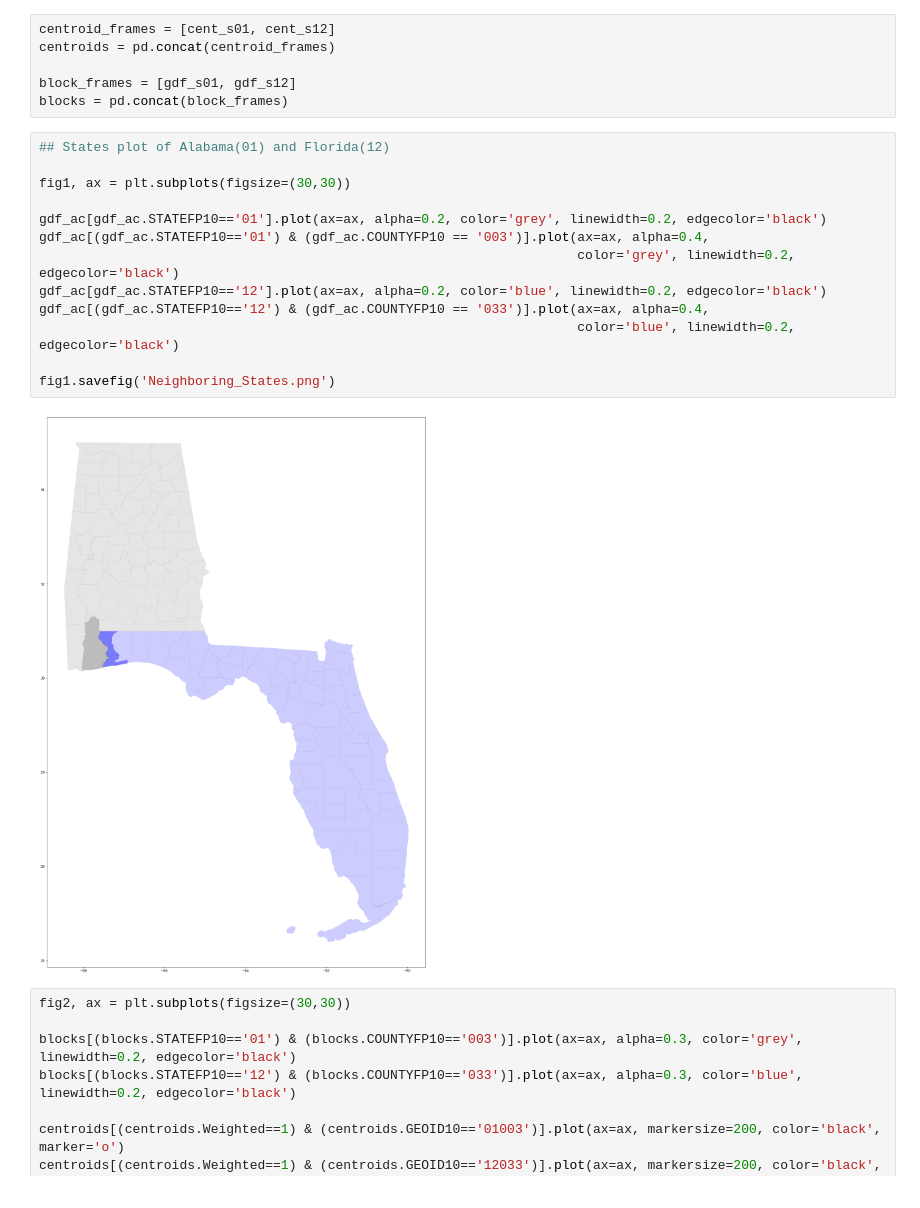
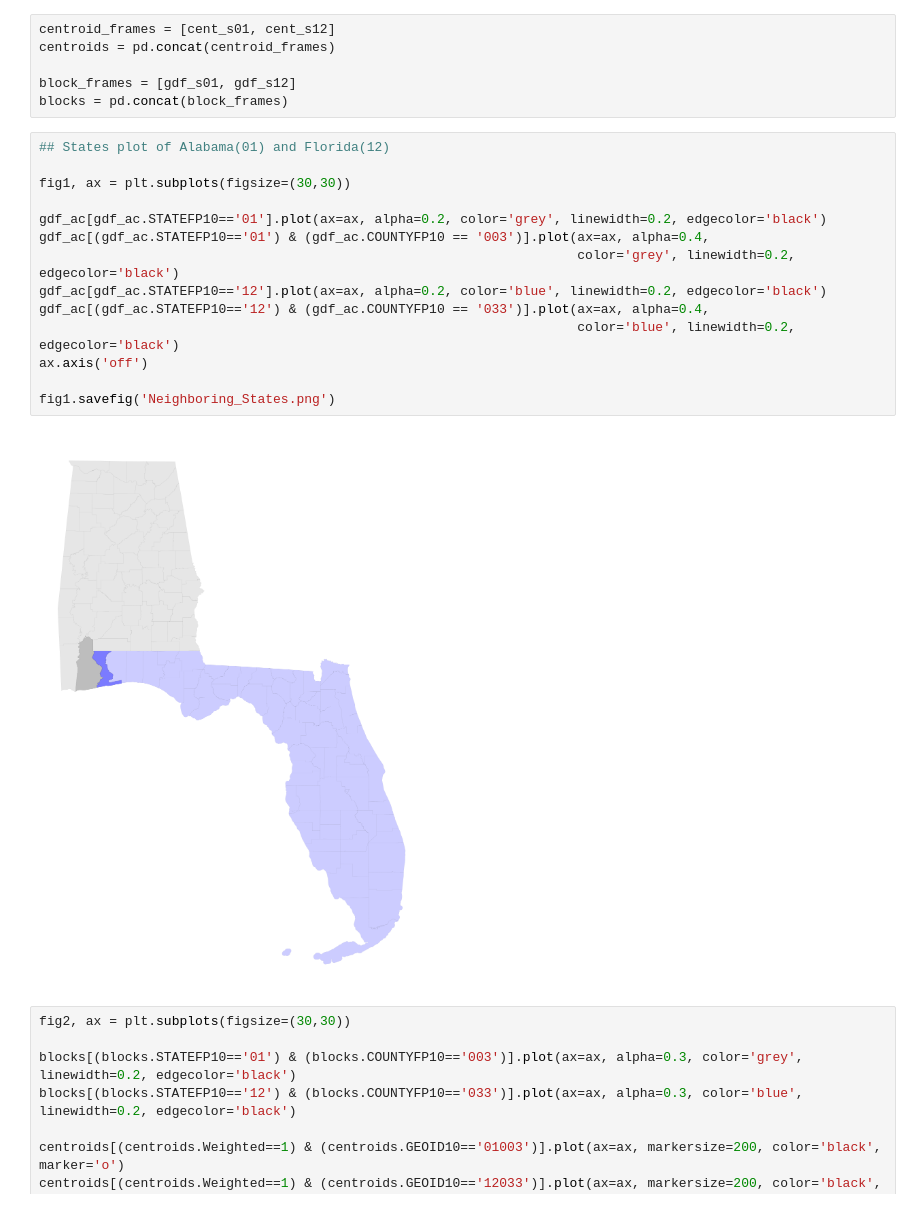
Before and after one commit to HappyAiwei/master-thesis, a Jupyter notebook: FiguresPlots.ipynb, the cells around one changed output. Saved outputs shown, nothing was run; the diff lists cells and outputs as text.

```diff
--- a/FiguresPlots.ipynb
+++ b/FiguresPlots.ipynb
@@ -213,18 +213,19 @@ blocks = pd.concat(block_frames)
 # %%
 ## States plot of Alabama(01) and Florida(12)
 
 fig1, ax = plt.subplots(figsize=(30,30))
 
 gdf_ac[gdf_ac.STATEFP10=='01'].plot(ax=ax, alpha=0.2, color='grey', linewidth=0.2, edgecolor='black')
 gdf_ac[(gdf_ac.STATEFP10=='01') & (gdf_ac.COUNTYFP10 == '003')].plot(ax=ax, alpha=0.4,
                                                                      color='grey', linewidth=0.2, edgecolor='black')
 gdf_ac[gdf_ac.STATEFP10=='12'].plot(ax=ax, alpha=0.2, color='blue', linewidth=0.2, edgecolor='black')
 gdf_ac[(gdf_ac.STATEFP10=='12') & (gdf_ac.COUNTYFP10 == '033')].plot(ax=ax, alpha=0.4,
                                                                      color='blue', linewidth=0.2, edgecolor='black')
+ax.axis('off')
 
 fig1.savefig('Neighboring_States.png')
 # %% [output]
-[figure, old version]
+[figure, new version]
 # %%
 fig2, ax = plt.subplots(figsize=(30,30))
 
```
Also changed, not shown: parts of 15 cells of this notebook, 1 other file.
